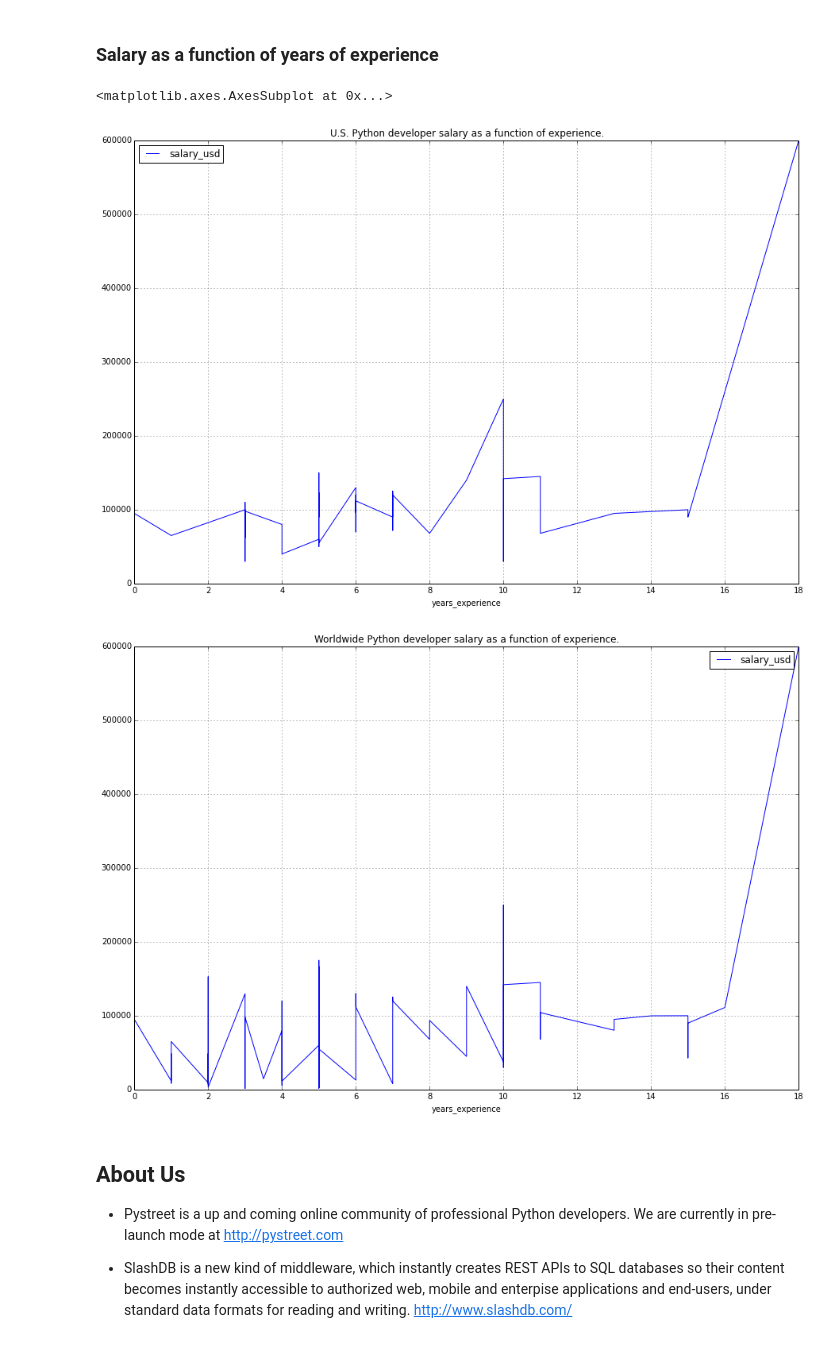
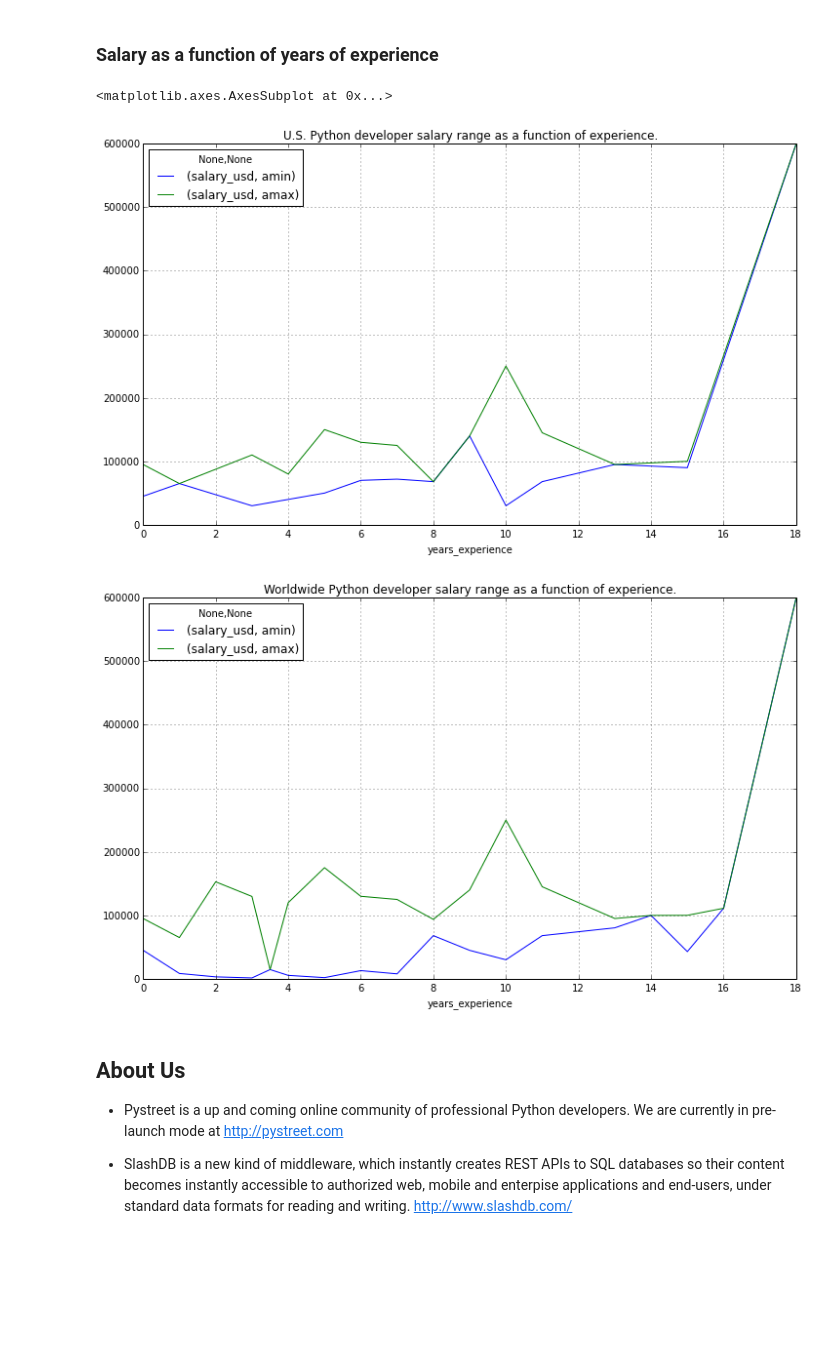
Before and after one commit to agilevic/pystreet, a Jupyter notebook: notebooks/PyStreet Python Developer Salary Survey Results.ipynb, the cells around one changed output. Drawn from its saved outputs; the diff is of its cells as text; code cells hidden in the pictures; blank space fills up the shorter version.

Commit message:
Improved charts showing salary ranges as a function of years of experience

```diff
--- a/notebooks/PyStreet Python Developer Salary Survey Results.ipynb
+++ b/notebooks/PyStreet Python Developer Salary Survey Results.ipynb
@@ -111,13 +111,19 @@ At a minimum -7%
 ### Salary as a function of years of experience
 # %%
 df = responses_usa[['years_experience','salary_usd']]
-df.plot(x='years_experience', figsize=(15,10), title="U.S. Python developer salary as a function of experience.")
+g = df.groupby('years_experience')
+from numpy import max, min
+df = g.agg([min, max])
+df.plot(kind="line", figsize=(12,7), title="U.S. Python developer salary range as a function of experience.")
+
 df = responses_all[['years_experience','salary_usd']]
-df.plot(x='years_experience', figsize=(15,10), title="Worldwide Python developer salary as a function of experience.")
+g = df.groupby('years_experience')
+df = g.agg([min, max])
+df.plot(kind="line", figsize=(12,7), title="Worldwide Python developer salary range as a function of experience.")
 # %% [output]
 <matplotlib.axes.AxesSubplot at 0x...>
-[figure, old version]
+[figure, new version]
-[figure, old version]
+[figure, new version]
 # %% [markdown]
 ## About Us
 * Pystreet is a up and coming online community of professional Python developers. We are currently in pre-launch mode at http://pystreet.com
```
